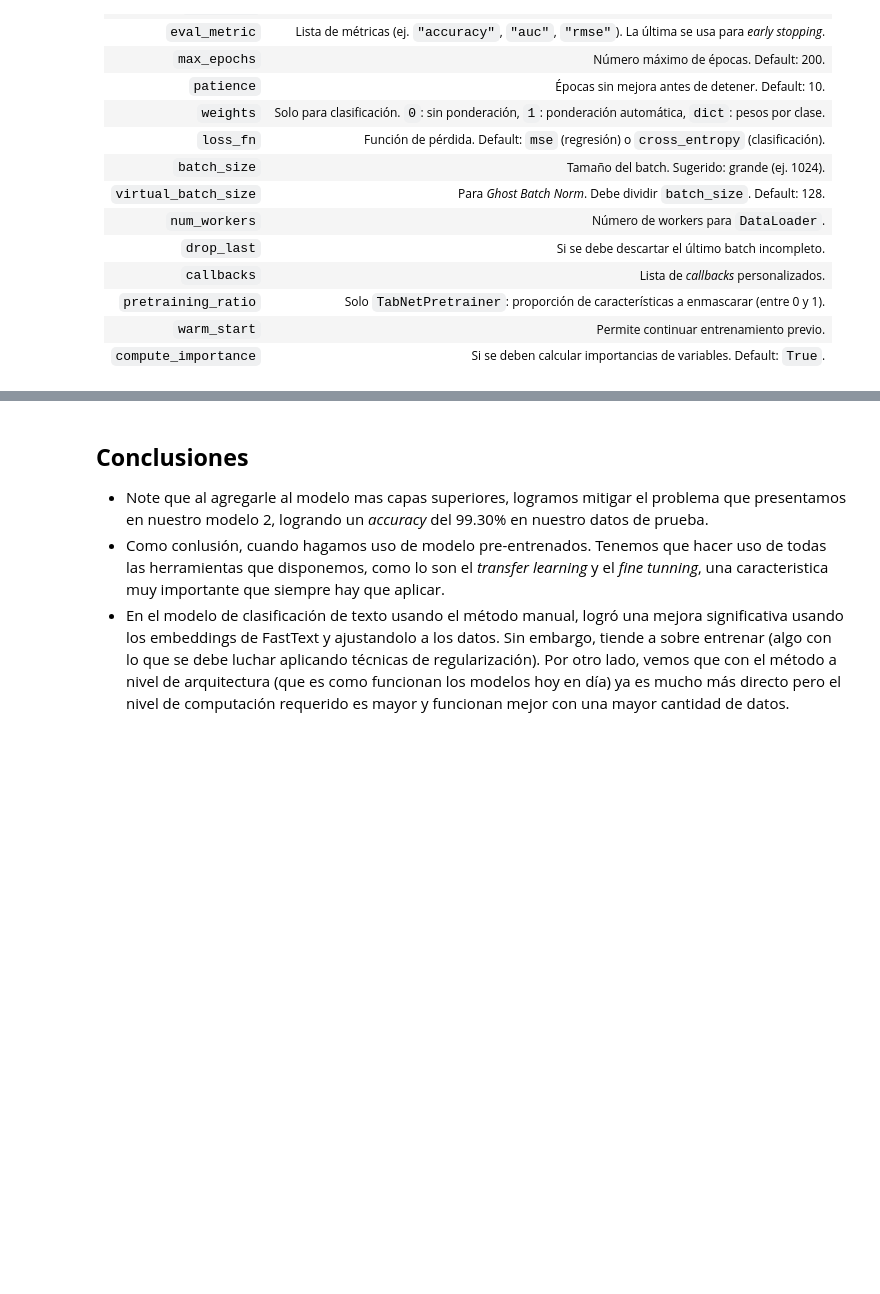
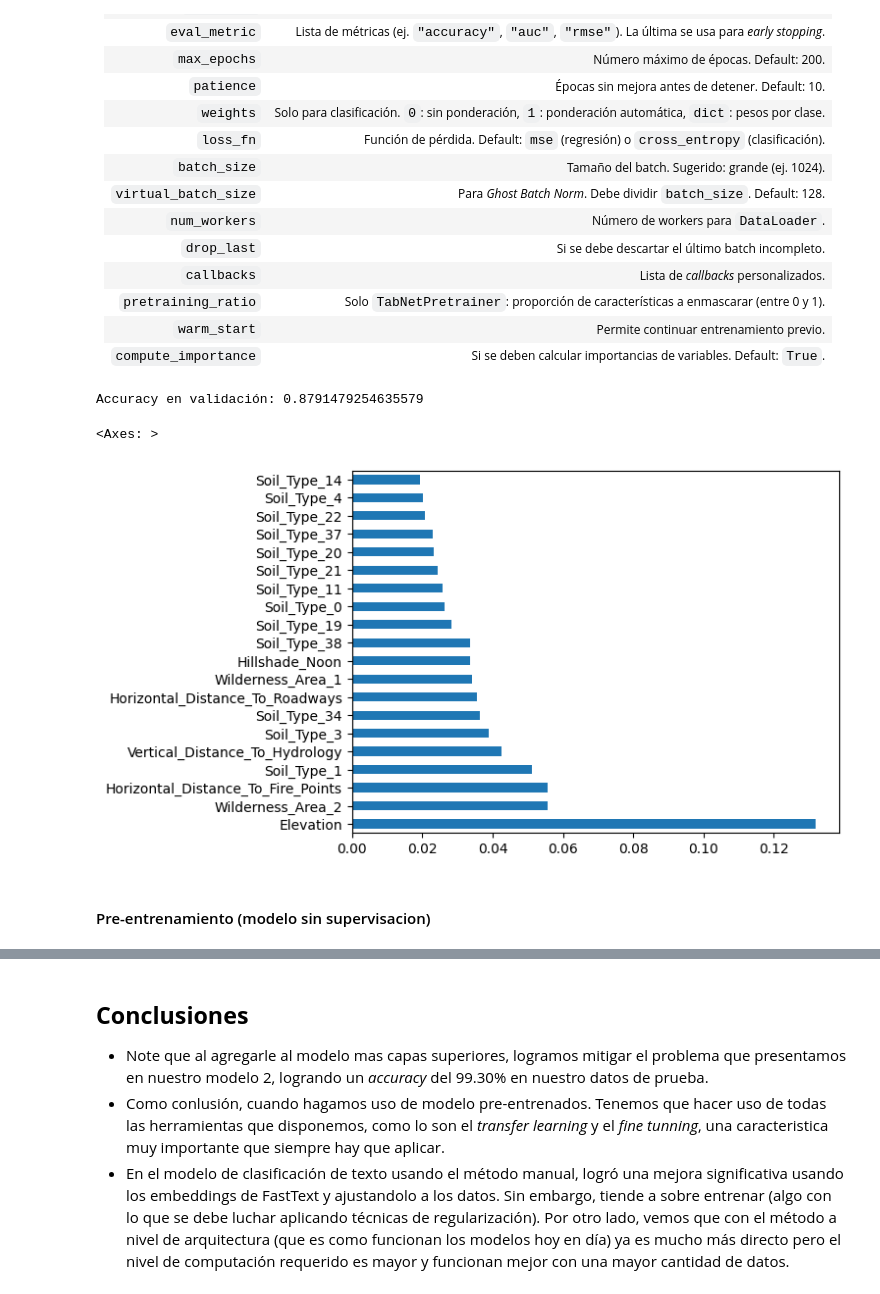
Before and after one commit to jeffersonrodriguezc/deep-learning-en-3-semanas, a Jupyter notebook: semana_3/notebooks/Nb_3a_Introduccion_transfer_learning_finetuning.ipynb, the cells around one changed output, grey strips where cells are left out. Cells and saved outputs as stored; diff of their text form; code cells hidden in the pictures; blank space fills up the shorter version.

```diff
--- a/semana_3/notebooks/Nb_3a_Introduccion_transfer_learning_finetuning.ipynb
+++ b/semana_3/notebooks/Nb_3a_Introduccion_transfer_learning_finetuning.ipynb
@@ -956,3 +959,20 @@ epoch 35 | loss: 0.36055 | valid_accuracy: 0.87339 |  0:12:16s
 | `pretraining_ratio`  | Solo `TabNetPretrainer`: proporción de características a enmascarar (entre 0 y 1).                   |
 | `warm_start`         | Permite continuar entrenamiento previo.                                                              |
 | `compute_importance` | Si se deben calcular importancias de variables. Default: `True`.                                     |
+# %%
+# Calcular rendimiento en valid set
+preds = clf.predict(X_valid.values)
+test_acc = accuracy_score(preds, y_valid.values)
+
+print("Accuracy en validación:", test_acc)
+# %% [output]
+Accuracy en validación: 0.8791479254635579
+# %%
+# Calcular la importancia de caracteristicas
+feat_importances = pd.Series(clf.feature_importances_, index=X_train.columns)
+feat_importances.nlargest(20).plot(kind='barh')
+# %% [output]
+<Axes: >
+[figure, added]
+# %% [markdown]
+#### Pre-entrenamiento (modelo sin supervisacion)
```
Also changed, not shown: parts of 6 cells of this notebook.
